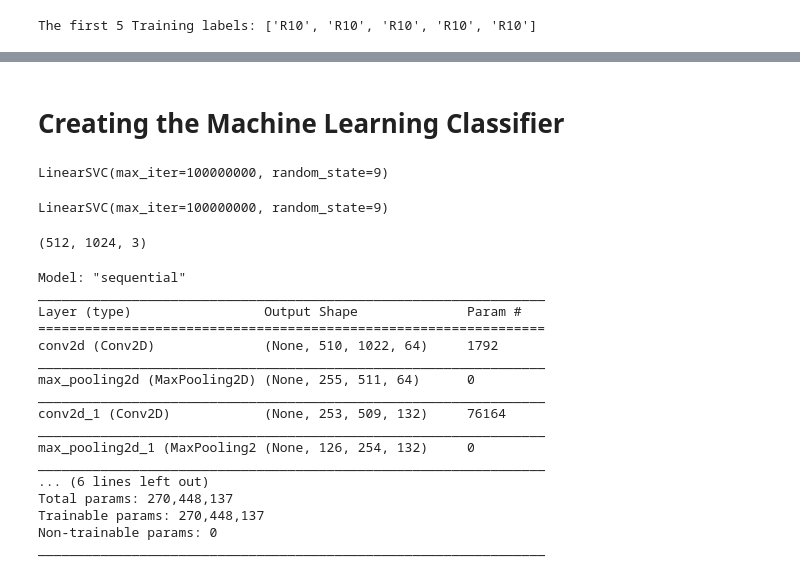
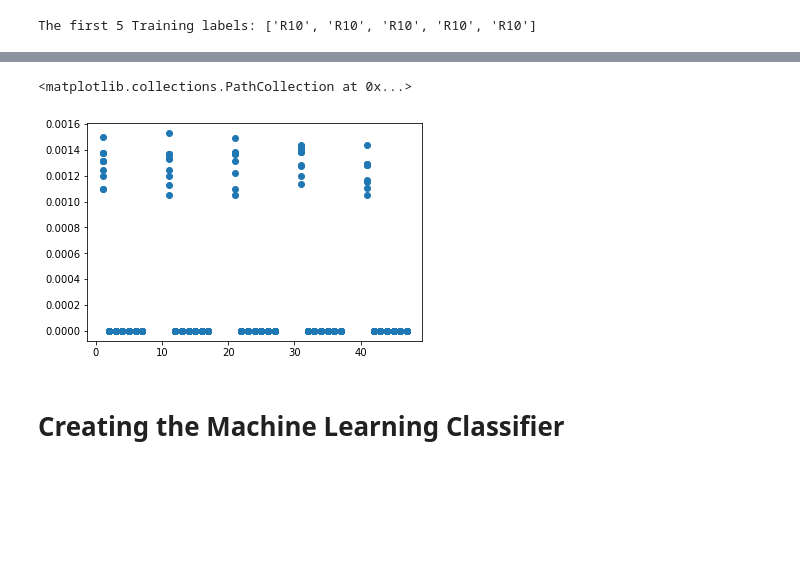
Before and after one commit to SumeithAlexOrgUKZN/COMP702_CourseProject, a Jupyter notebook: machine_learning_model.ipynb, the cells around one changed output, grey strips where cells are left out. Cells and saved outputs as stored; diff of their text form; code cells hidden in the pictures; blank space fills up the shorter version.

Commit message:
modified and added machine learning models

```diff
--- a/machine_learning_model.ipynb
+++ b/machine_learning_model.ipynb
@@ -181,51 +180,22 @@ y = [average_pixel__R10,average_pixel__R20,average_pixel__R50,average_pixel__R10
+# %%
+plt.scatter(x= [ [1, 2, 3, 4,5,6,7] * 11,
+                [11, 12, 13, 14,15,16,17] * 11 ,
+                [21, 22, 23, 24,25,26,27] * 11,
+                [31, 32, 33, 34,35,36,37] * 11,
+                [41, 42, 43, 44,45,46,47] * 11],
+y = [hu_moments_R10,hu_moments_R20,hu_moments_R50,hu_moments_R100,hu_moments_R200])
+# %% [output]
+<matplotlib.collections.PathCollection at 0x...>
+[figure, added]
 # %% [markdown]
 # Creating the Machine Learning Classifier
 # %%
 modelHaralick = LinearSVC(random_state = 9, max_iter = 100000000)
-c.fit(train_features_haralick, train_labels)
+modelHaralick.fit(train_features_haralick, train_labels)
 filename = 'modelHaralick.sav'
 pickle.dump(modelHaralick, open(filename, 'wb'))
-# %% [output]
-LinearSVC(max_iter=100000000, random_state=9)
 # %%
-modelAveragePixel = LinearSVC(random_state = 9, max_iter = 100000000)
-modelAveragePixel.fit(train_average_pixel, train_labels)
-filename = 'modelAveragePixel.sav'
-pickle.dump(modelAveragePixel, open(filename, 'wb'))
+modelColourChanels = LinearSVC(random_state = 9, max_iter = 100000000)
+modelColourChanels.fit(train_colour_channels, train_labels)
+filename = 'modelColourChanels.sav'
+pickle.dump(modelColourChanels, open(filename, 'wb'))
-# %% [output]
-LinearSVC(max_iter=100000000, random_state=9)
-# %%
-train_images[0].shape
-# %% [output]
-(512, 1024, 3)
-# %%
-cnn = models.Sequential([
-    layers.Conv2D(filters=64, kernel_size=(3, 3), activation='relu', input_shape=(512, 1024, 3)),
-    layers.MaxPooling2D((2, 2)),
-
-    layers.Conv2D(filters=132, kernel_size=(3, 3), activation='relu'),
-    layers.MaxPooling2D((2, 2)),
-
-    layers.Flatten(),
-    layers.Dense(64, activation='relu'),
-    layers.Dense(5, activation='softmax')
-])
-cnn.summary()
-# %% [output]
-Model: "sequential"
-_________________________________________________________________
-Layer (type)                 Output Shape              Param #
-=================================================================
-conv2d (Conv2D)              (None, 510, 1022, 64)     1792
-_________________________________________________________________
-max_pooling2d (MaxPooling2D) (None, 255, 511, 64)      0
-_________________________________________________________________
-conv2d_1 (Conv2D)            (None, 253, 509, 132)     76164
-_________________________________________________________________
-max_pooling2d_1 (MaxPooling2 (None, 126, 254, 132)     0
-_________________________________________________________________
-... (6 lines left out)
-Total params: 270,448,137
-Trainable params: 270,448,137
-Non-trainable params: 0
-_________________________________________________________________
```
Also changed, not shown: parts of 25 cells of this notebook, 3 other files.
